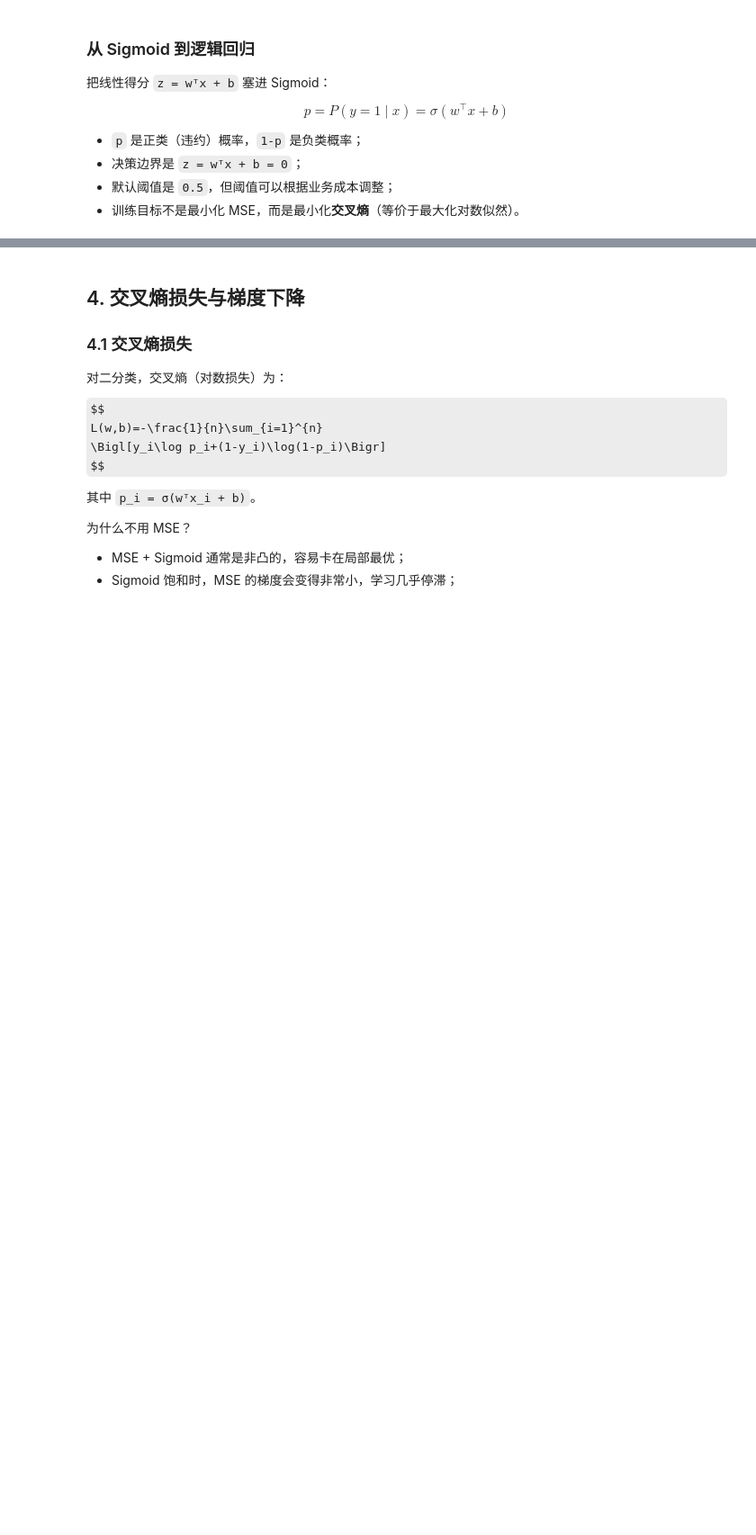
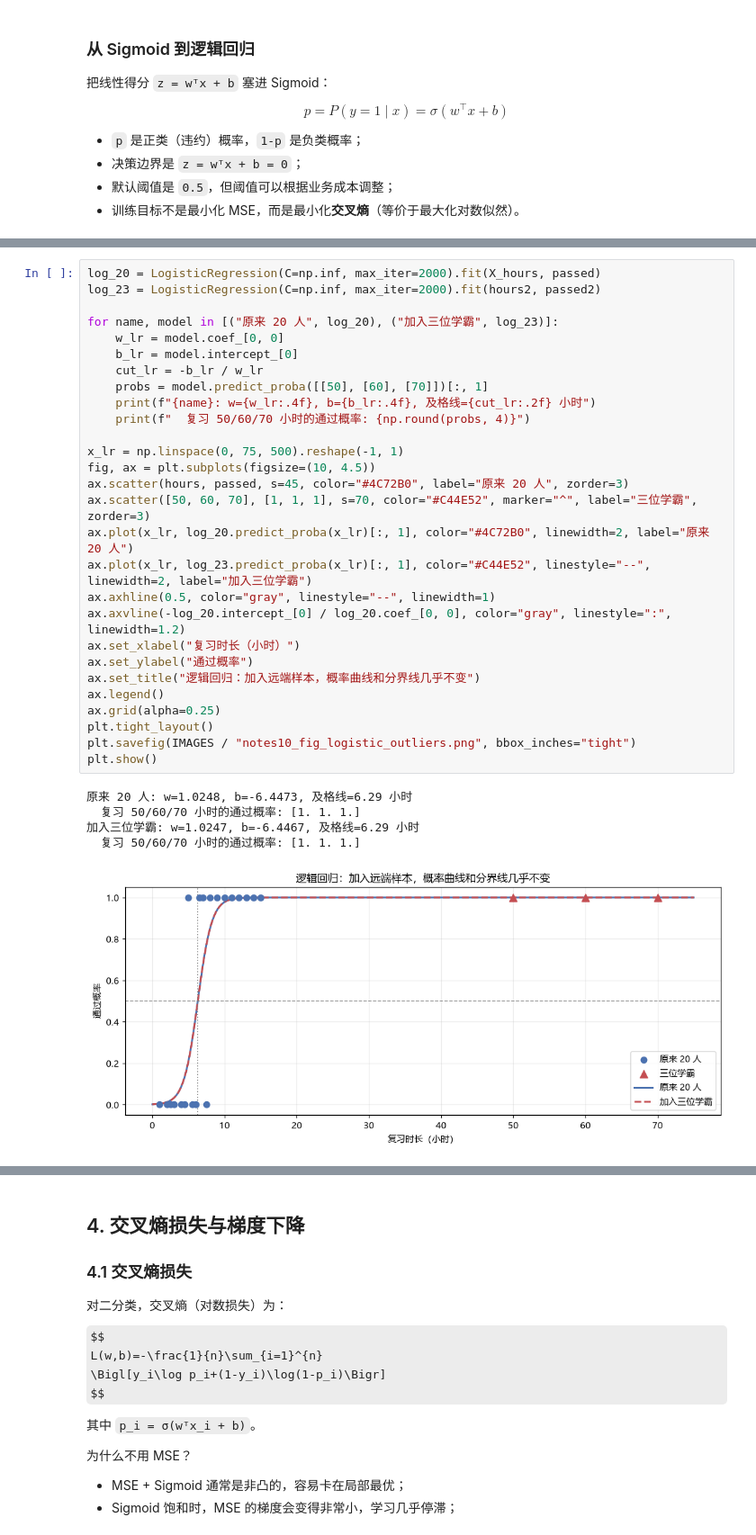
Before and after one commit to GIT-YOYOYO/Machine-Learning, a Jupyter notebook: notebooks/逻辑回归笔记.ipynb, the cells around one changed output, grey strips where cells are left out. Shown at 90% size. Saved outputs shown, nothing was run; the diff lists cells and outputs as text; some formulas as TeX source; blank space fills up the shorter version.

```diff
--- a/notebooks/逻辑回归笔记.ipynb
+++ b/notebooks/逻辑回归笔记.ipynb
@@ -391,0 +398,34 @@ $$
+# %%
+log_20 = LogisticRegression(C=np.inf, max_iter=2000).fit(X_hours, passed)
+log_23 = LogisticRegression(C=np.inf, max_iter=2000).fit(hours2, passed2)
+
+for name, model in [("原来 20 人", log_20), ("加入三位学霸", log_23)]:
+    w_lr = model.coef_[0, 0]
+    b_lr = model.intercept_[0]
+    cut_lr = -b_lr / w_lr
+    probs = model.predict_proba([[50], [60], [70]])[:, 1]
+    print(f"{name}: w={w_lr:.4f}, b={b_lr:.4f}, 及格线={cut_lr:.2f} 小时")
+    print(f"  复习 50/60/70 小时的通过概率: {np.round(probs, 4)}")
+
+x_lr = np.linspace(0, 75, 500).reshape(-1, 1)
+fig, ax = plt.subplots(figsize=(10, 4.5))
+ax.scatter(hours, passed, s=45, color="#4C72B0", label="原来 20 人", zorder=3)
+ax.scatter([50, 60, 70], [1, 1, 1], s=70, color="#C44E52", marker="^", label="三位学霸", zorder=3)
+ax.plot(x_lr, log_20.predict_proba(x_lr)[:, 1], color="#4C72B0", linewidth=2, label="原来 20 人")
+ax.plot(x_lr, log_23.predict_proba(x_lr)[:, 1], color="#C44E52", linestyle="--", linewidth=2, label="加入三位学霸")
+ax.axhline(0.5, color="gray", linestyle="--", linewidth=1)
+ax.axvline(-log_20.intercept_[0] / log_20.coef_[0, 0], color="gray", linestyle=":", linewidth=1.2)
+ax.set_xlabel("复习时长（小时）")
+ax.set_ylabel("通过概率")
+ax.set_title("逻辑回归：加入远端样本，概率曲线和分界线几乎不变")
+ax.legend()
+ax.grid(alpha=0.25)
+plt.tight_layout()
+plt.savefig(IMAGES / "notes10_fig_logistic_outliers.png", bbox_inches="tight")
+plt.show()
+# %% [output]
+原来 20 人: w=1.0248, b=-6.4473, 及格线=6.29 小时
+  复习 50/60/70 小时的通过概率: [1. 1. 1.]
+加入三位学霸: w=1.0247, b=-6.4467, 及格线=6.29 小时
+  复习 50/60/70 小时的通过概率: [1. 1. 1.]
+[figure, added]
```
Also changed, not shown: parts of 15 cells of this notebook, 10 other files.
